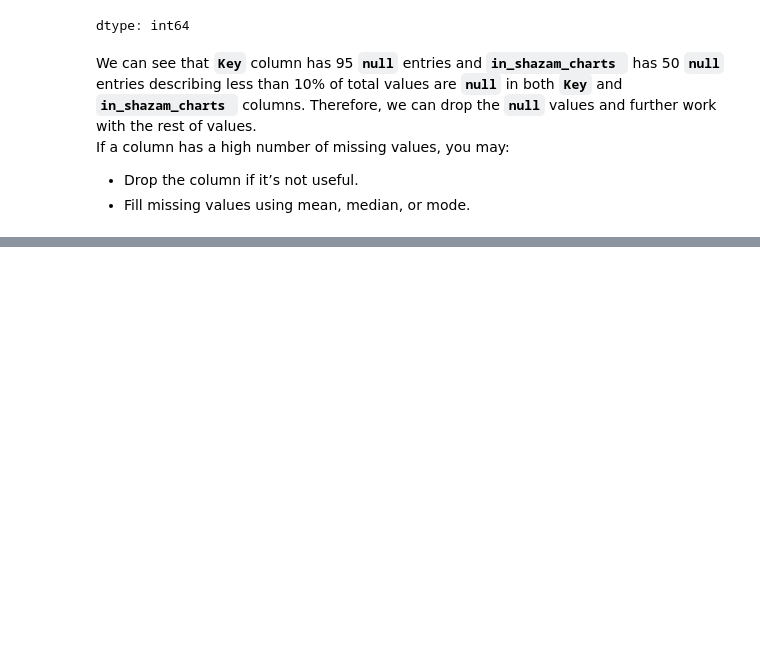
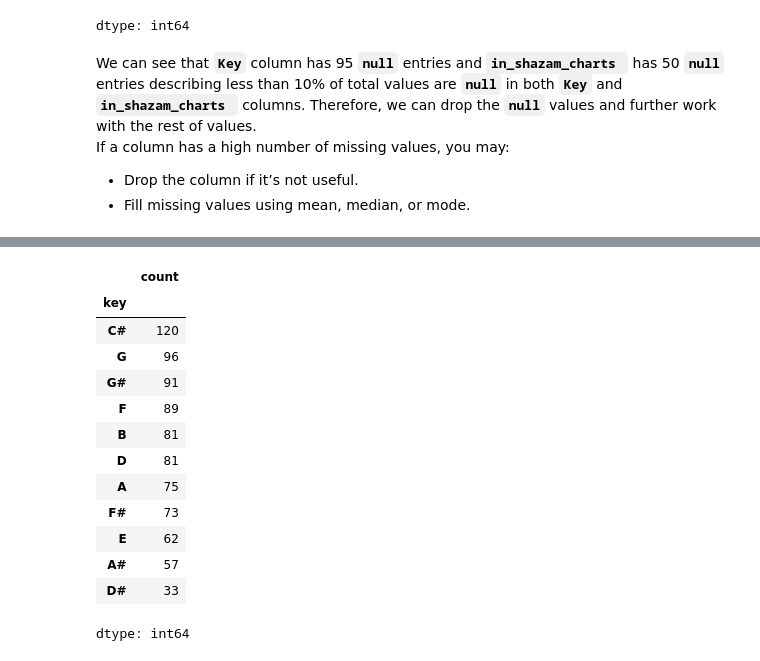
Before and after one commit to Arifuzzaman-Munaf/Data-Visualization-Python, a Jupyter notebook: pie_chart.ipynb, the cells around one changed output, grey strips where cells are left out. Saved outputs shown, nothing was run; the diff lists cells and outputs as text; code cells hidden in the pictures; blank space fills up the shorter version.

```diff
--- a/pie_chart.ipynb
+++ b/pie_chart.ipynb
@@ -167,0 +181,19 @@ plt.show()  # Display the final pie chart
+# %%
+# Get the group-wise music counts based on their musical Key
+key_counts = dataset['key'].value_counts()
+key_counts #Show the Key-wise music count
+# %% [output]
+|  | count |
+| key |  |
+| C# | 120 |
+| G | 96 |
+| G# | 91 |
+| F | 89 |
+| B | 81 |
+| D | 81 |
+| A | 75 |
+| F# | 73 |
+| E | 62 |
+| A# | 57 |
+| D# | 33 |
+dtype: int64
```
Also changed, not shown: parts of 13 cells of this notebook.
